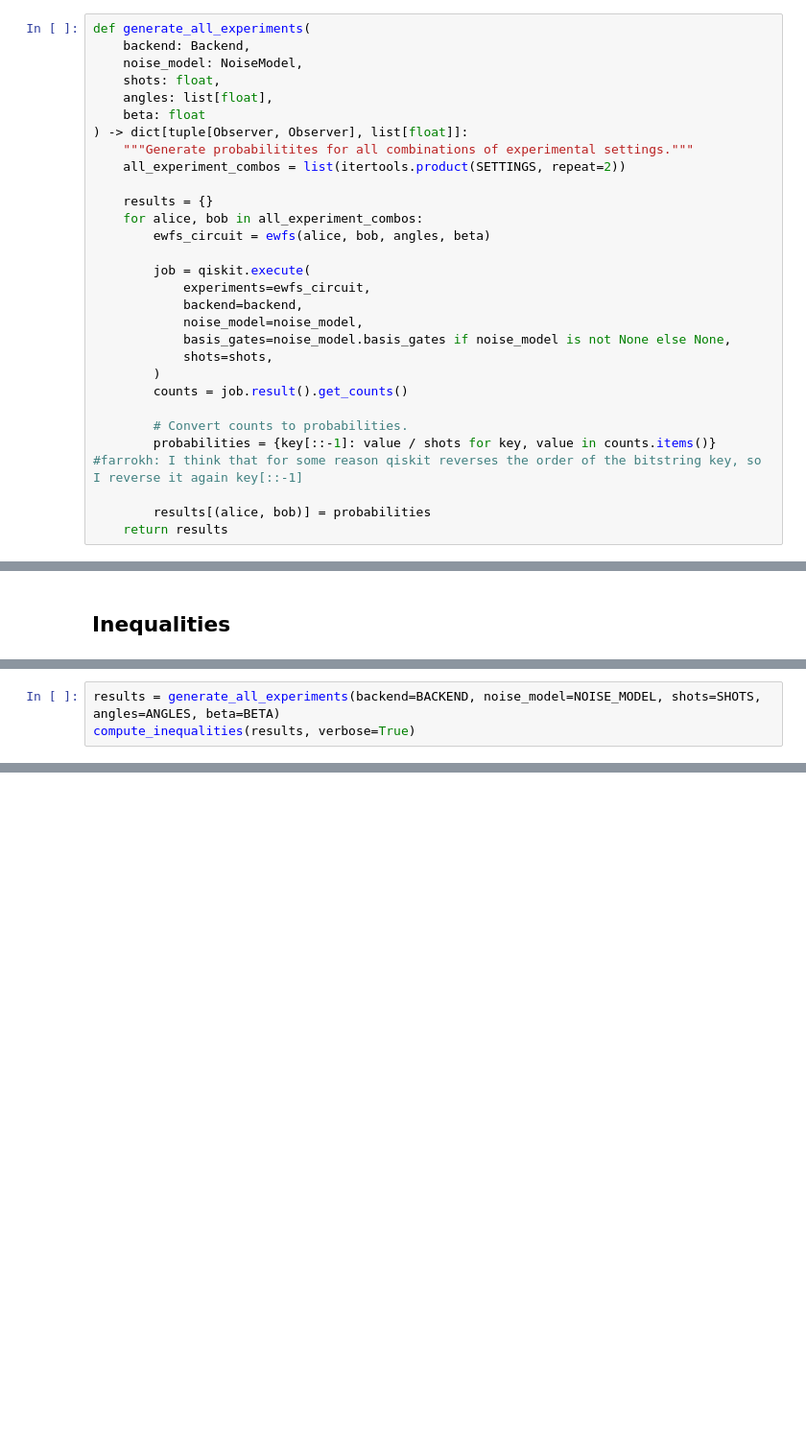
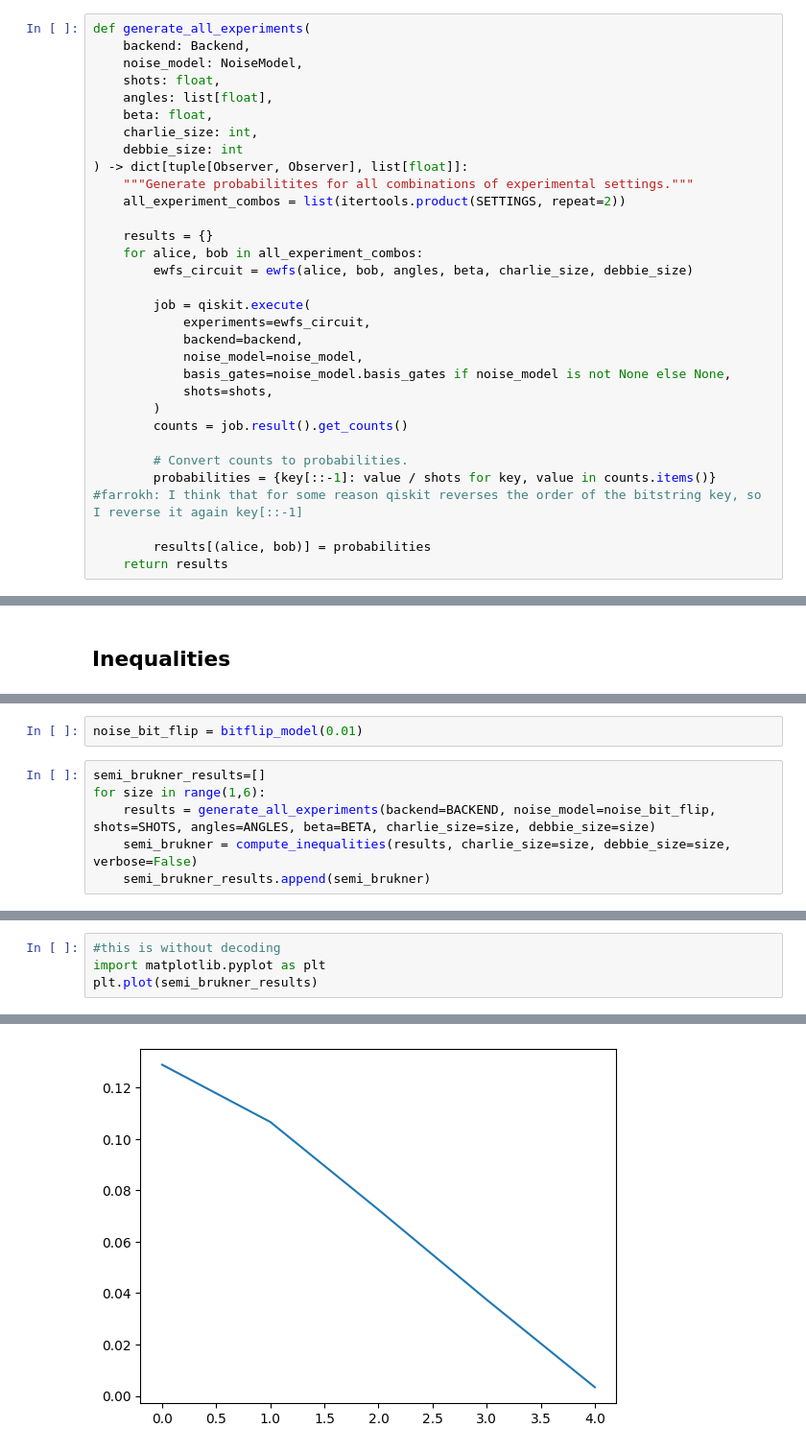
Before and after one commit to unitaryfund/wigners_friend, a Jupyter notebook: notebooks/ewfs_measurements.ipynb, the cells around one changed output, grey strips where cells are left out. Shown at 96% size. Cells and saved outputs as stored; diff of their text form; blank space fills up the shorter version.

Commit message:
some experimenting

```diff
--- a/notebooks/ewfs_measurements.ipynb
+++ b/notebooks/ewfs_measurements.ipynb
@@ -209,14 +209,16 @@ def generate_all_experiments(
     noise_model: NoiseModel,
     shots: float,
     angles: list[float],
-    beta: float
+    beta: float,
+    charlie_size: int,
+    debbie_size: int
 ) -> dict[tuple[Observer, Observer], list[float]]:
     """Generate probabilitites for all combinations of experimental settings."""
     all_experiment_combos = list(itertools.product(SETTINGS, repeat=2))
 
     results = {}
     for alice, bob in all_experiment_combos:
-        ewfs_circuit = ewfs(alice, bob, angles, beta)
+        ewfs_circuit = ewfs(alice, bob, angles, beta, charlie_size, debbie_size)
 
         job = qiskit.execute(
             experiments=ewfs_circuit,
@@ -467,3 +509,8 @@ def compute_inequalities(results, verbose=False):
+# %%
+noise_bit_flip = bitflip_model(0.01)
 # %%
-results = generate_all_experiments(backend=BACKEND, noise_model=NOISE_MODEL, shots=SHOTS, angles=ANGLES, beta=BETA)
-compute_inequalities(results, verbose=True)
+semi_brukner_results=[]
+for size in range(1,6):
+    results = generate_all_experiments(backend=BACKEND, noise_model=noise_bit_flip, shots=SHOTS, angles=ANGLES, beta=BETA, charlie_size=size, debbie_size=size)
+    semi_brukner = compute_inequalities(results, charlie_size=size, debbie_size=size, verbose=False)
+    semi_brukner_results.append(semi_brukner)
@@ -487,0 +517,5 @@ A3B3=-0.48548
+# %%
+#this is without decoding
+import matplotlib.pyplot as plt
+plt.plot(semi_brukner_results)
+# %% [output]
@@ -487,0 +523 @@ A3B3=-0.48548
+[figure, added]
```
Also changed, not shown: parts of 20 cells of this notebook, 1 other file.
